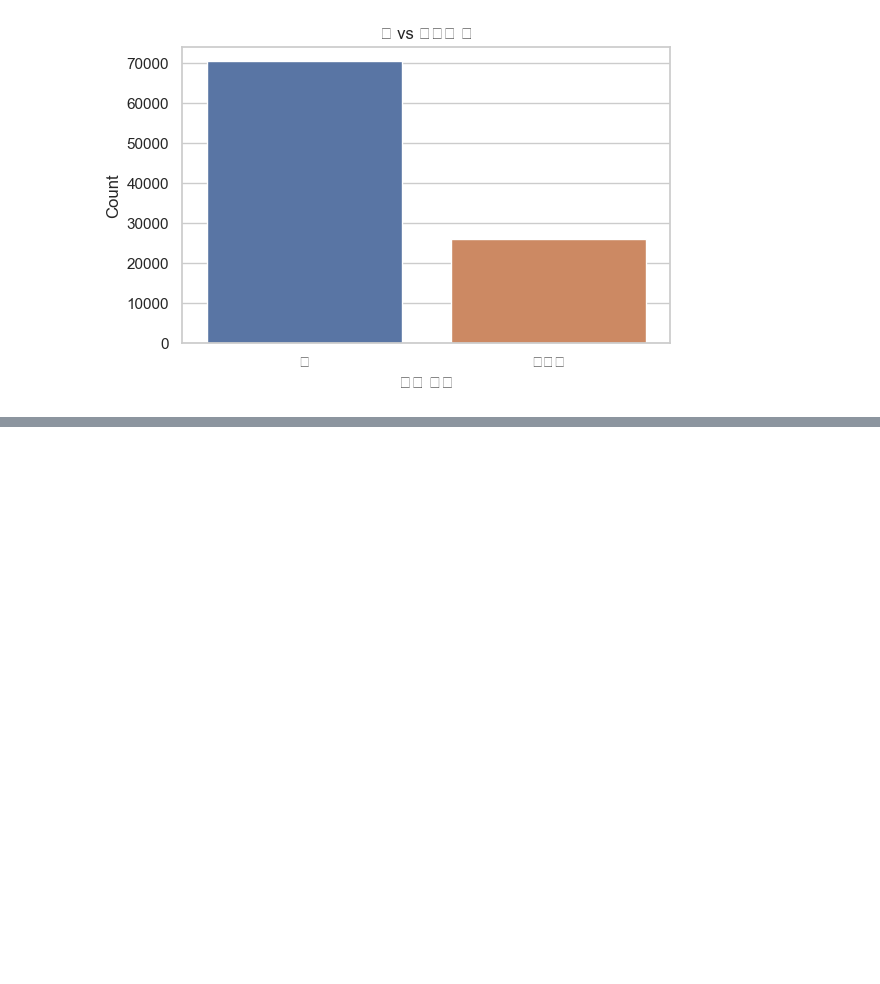
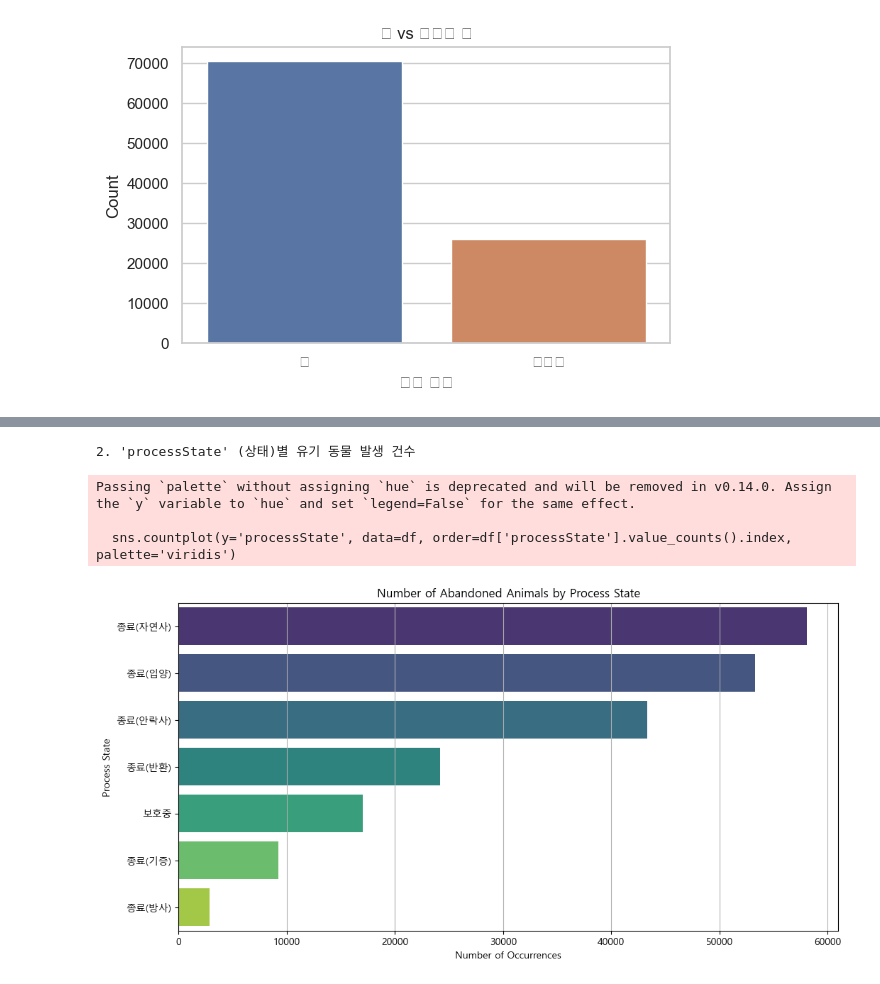
Before and after one commit to cooperear/SK_Shielders_4th_rookie_1st_Team_Project, a Jupyter notebook: Using_AbandomedAnimals_example.ipynb, the cells around one changed output, grey strips where cells are left out. Cells and saved outputs as stored; diff of their text form; code cells hidden in the pictures; blank space fills up the shorter version.

```diff
--- a/Using_AbandomedAnimals_example.ipynb
+++ b/Using_AbandomedAnimals_example.ipynb
@@ -177,0 +241,18 @@ Malgun Gothic
+# %%
+
+# 2. 'processState' (상태)별 유기 동물 발생 건수
+# 특정 상태의 동물이 얼마나 되는지 확인
+print("\n2. 'processState' (상태)별 유기 동물 발생 건수")
+plt.figure(figsize=(12, 6))
+sns.countplot(y='processState', data=df, order=df['processState'].value_counts().index, palette='viridis')
+plt.title('Number of Abandoned Animals by Process State')
+plt.xlabel('Number of Occurrences')
+plt.ylabel('Process State')
+plt.grid(axis='x')
+plt.show()
+# %% [output]
+2. 'processState' (상태)별 유기 동물 발생 건수
+Passing `palette` without assigning `hue` is deprecated and will be removed in v0.14.0. Assign the `y` variable to `hue` and set `legend=False` for the same effect.
+
+  sns.countplot(y='processState', data=df, order=df['processState'].value_counts().index, palette='viridis')
+[figure, added]
```
Also changed, not shown: parts of 9 cells of this notebook.
